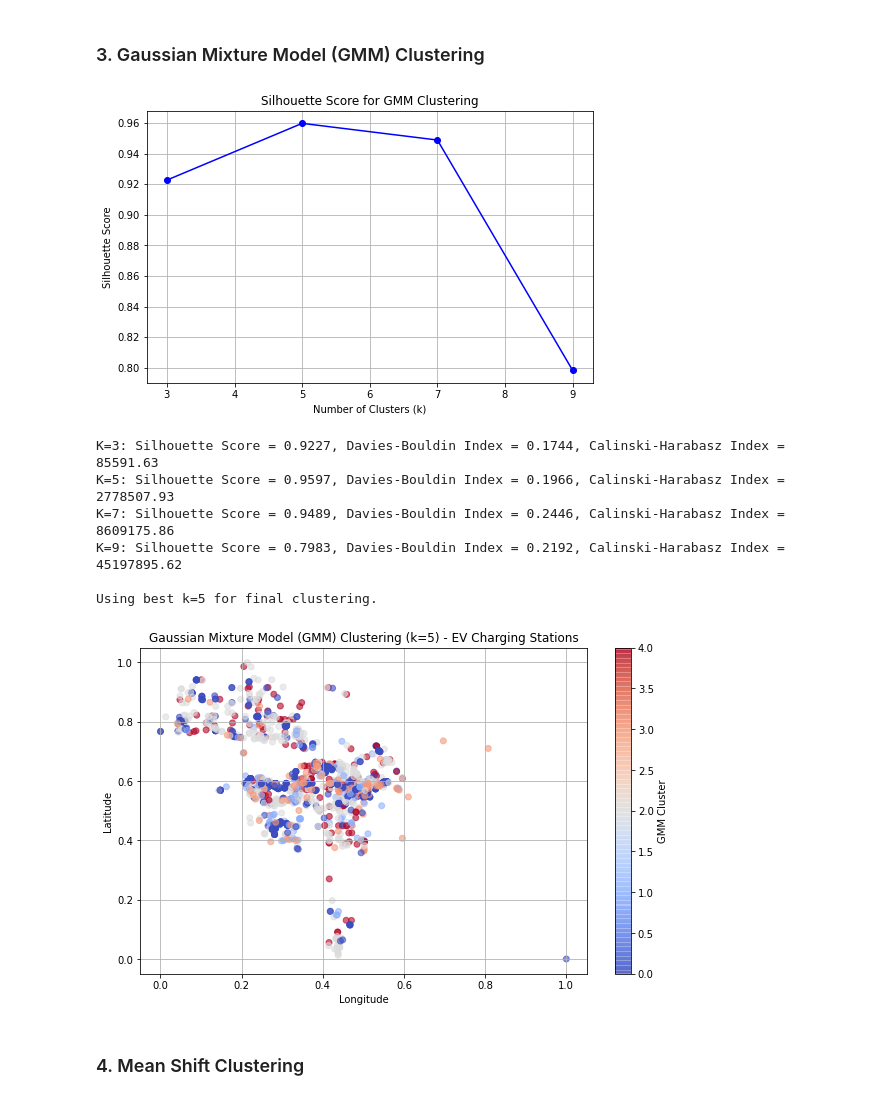
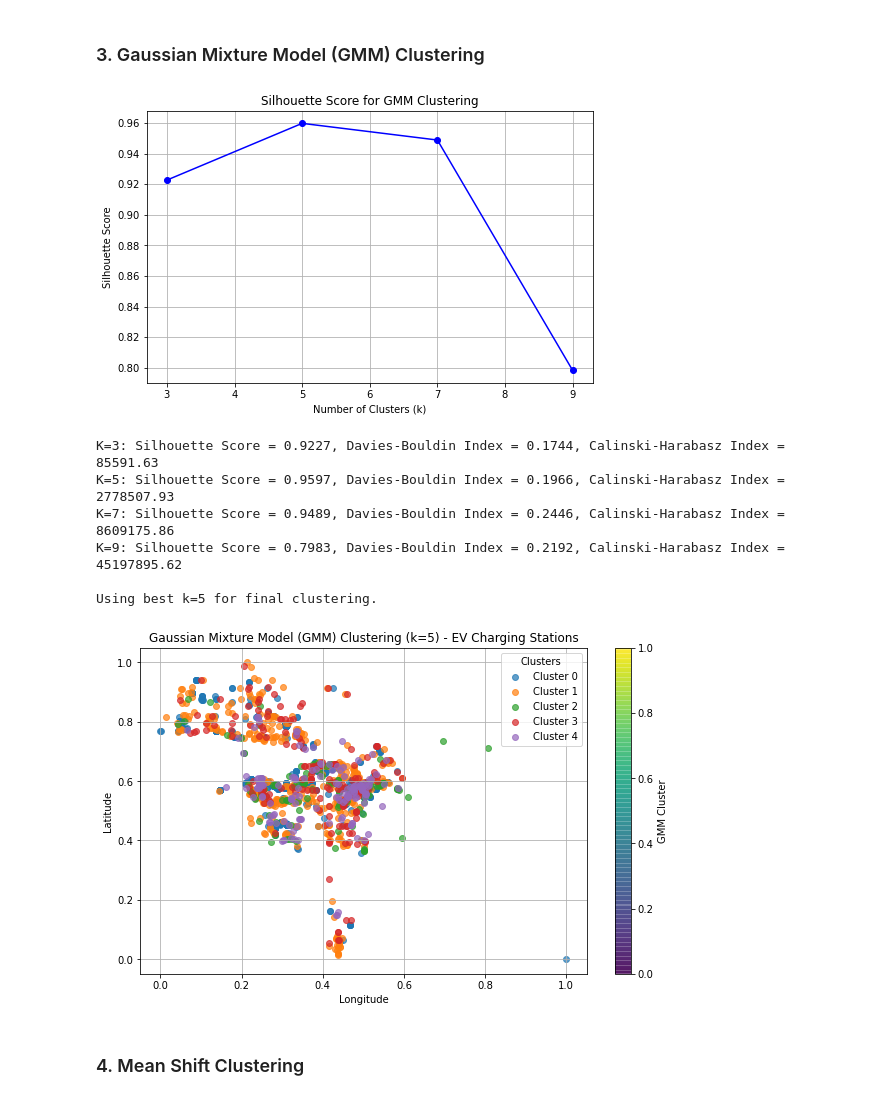
Before and after one commit to Damarispaul/Ev_Stations, a Jupyter notebook: EV Charging (3).ipynb, the cells around one changed output. Saved outputs shown, nothing was run; the diff lists cells and outputs as text; code cells hidden in the pictures.

```diff
--- a/EV Charging (3).ipynb
+++ b/EV Charging (3).ipynb
@@ -1396,7 +1406,7 @@ file_path = "Ev_df4_scaled.csv"  # Update with your file path
 df = pd.read_csv(file_path)
 
 # Define range of clusters to test
-k_values = range(3, 11, 2)  # Testing k from 2 to 10
+k_values = range(3, 11, 2)  # Testing k from 3 to 10
 
 # Store evaluation metrics
 silhouette_scores = []
@@ -1432,35 +1442,42 @@ plt.plot(k_values, silhouette_scores, marker='o', linestyle='-', color='blue')
 plt.xlabel('Number of Clusters (k)')
 plt.ylabel('Silhouette Score')
 plt.title('Silhouette Score for GMM Clustering')
 plt.grid(True)
 plt.show()
 
 # Print evaluation metrics
 for k, score in zip(k_values, silhouette_scores):
     print(f"K={k}: Silhouette Score = {score:.4f}, Davies-Bouldin Index = {davies_bouldin_scores[k_values.index(k)]:.4f}, Calinski-Harabasz Index = {calinski_harabasz_scores[k]:.2f}")
 
 # Final GMM clustering with best k
 print(f"\nUsing best k={best_k} for final clustering.")
 df["gmm_cluster"] = best_labels
 
+# Ensure only valid clusters are visualized (distinct labels)
+distinct_clusters = np.unique(df["gmm_cluster"])
+
 # Scatter plot of the clusters (latitude vs longitude)
 plt.figure(figsize=(10, 6))
-plt.scatter(df["longitude"], df["latitude"], c=df["gmm_cluster"], cmap="coolwarm", alpha=0.6)
+for cluster in distinct_clusters:
+    cluster_data = df[df["gmm_cluster"] == cluster]
+    plt.scatter(cluster_data["longitude"], cluster_data["latitude"], label=f"Cluster {cluster}", alpha=0.7)
+
 plt.colorbar(label="GMM Cluster")
 plt.xlabel("Longitude")
 plt.ylabel("Latitude")
 plt.title(f"Gaussian Mixture Model (GMM) Clustering (k={best_k}) - EV Charging Stations")
+plt.legend(title="Clusters")
 plt.grid(True)
 plt.show()
 # %% [output]
 [figure]
 K=3: Silhouette Score = 0.9227, Davies-Bouldin Index = 0.1744, Calinski-Harabasz Index = 85591.63
 K=5: Silhouette Score = 0.9597, Davies-Bouldin Index = 0.1966, Calinski-Harabasz Index = 2778507.93
 K=7: Silhouette Score = 0.9489, Davies-Bouldin Index = 0.2446, Calinski-Harabasz Index = 8609175.86
 K=9: Silhouette Score = 0.7983, Davies-Bouldin Index = 0.2192, Calinski-Harabasz Index = 45197895.62
 
 Using best k=5 for final clustering.
-[figure, old version]
+[figure, new version]
 # %% [markdown]
 ### 4. Mean Shift Clustering
 # %%
```
Also changed, not shown: parts of 69 cells of this notebook, 10 other files.
